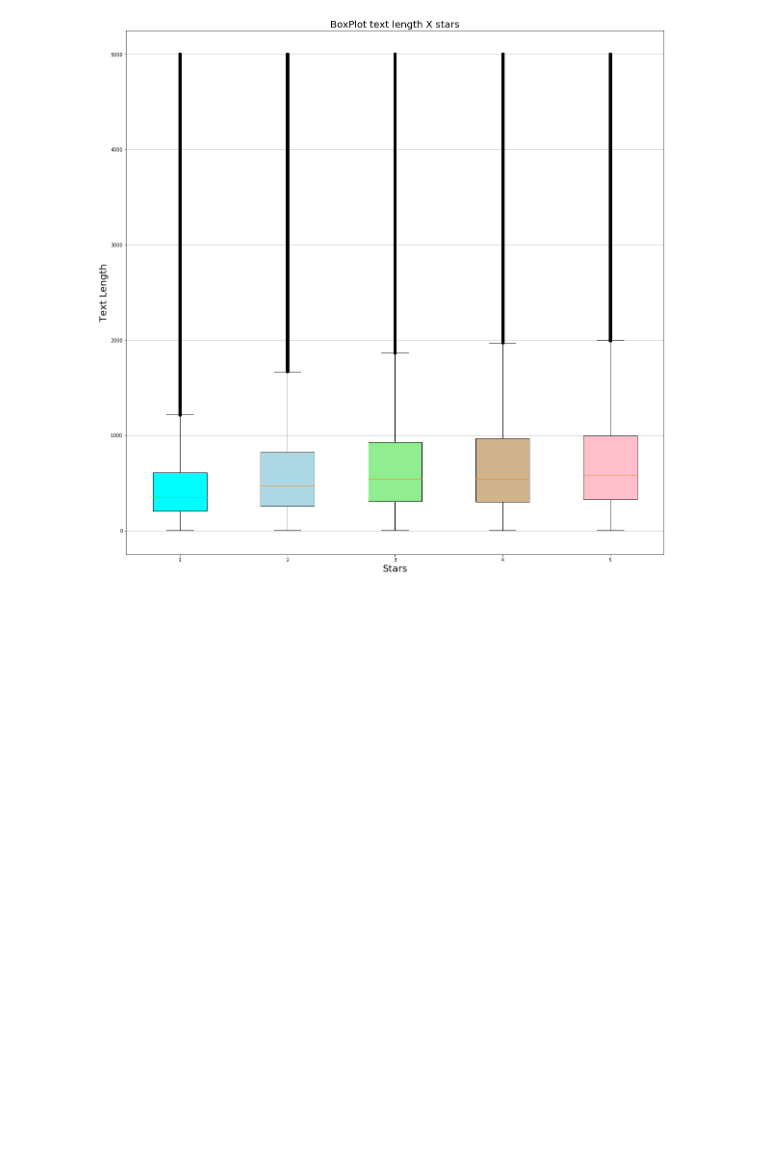
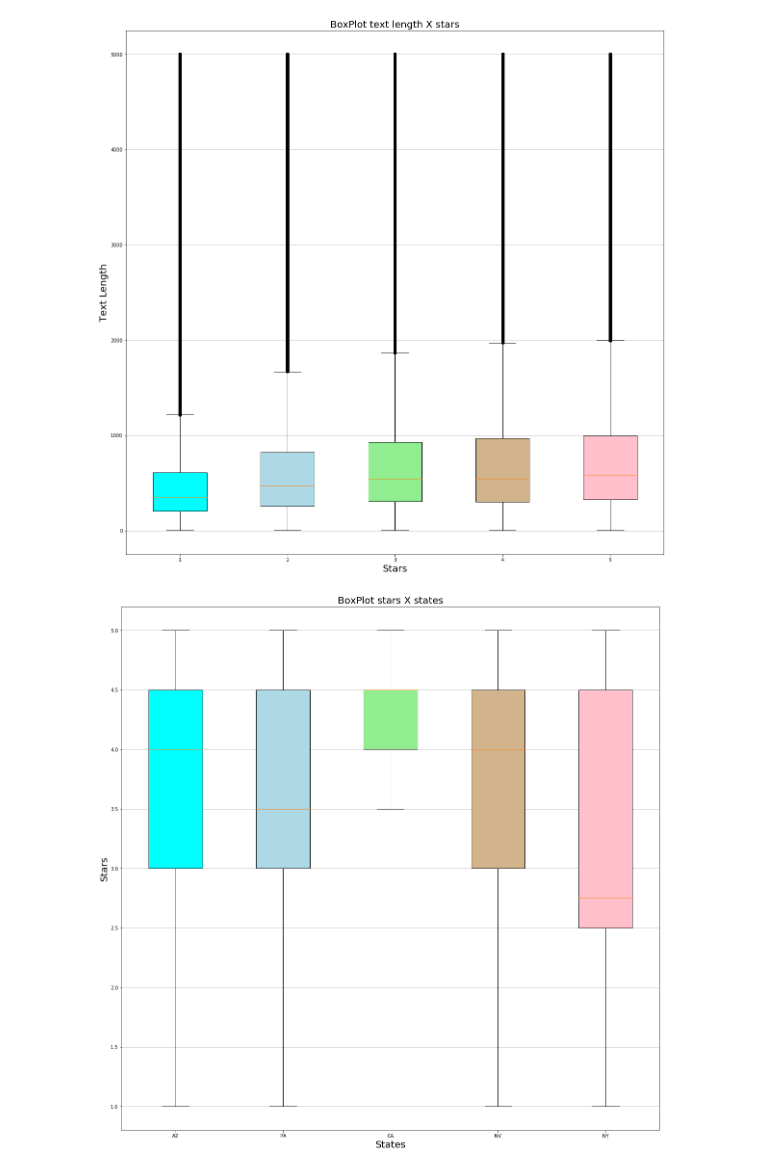
Before and after one commit to weihuacern/YelpDatasetChallenge, a Jupyter notebook: NoteBooks/BasicFeatureExplore.ipynb, the cells around one changed output. Cells and saved outputs as stored; diff of their text form; code cells hidden in the pictures; blank space fills up the shorter version.

```diff
--- a/NoteBooks/BasicFeatureExplore.ipynb
+++ b/NoteBooks/BasicFeatureExplore.ipynb
@@ -157,3 +157,36 @@ plt.ylabel('Text Length', fontsize=20)
 plt.show()
 # %% [output]
 [figure]
+# %%
+#print(len(df_business['city'].unique()))
+#print(len(df_business['postal_code'].unique()))
+#print(df_business['name'])
+#print(len(df_business['state'].unique()))
+#print(df_business['state'].unique())
+
+state_list = ['AZ', 'PA', 'CA', 'NV', 'NY']
+my_plot = []
+#print(df_review['stars'].nunique())
+for s in state_list:
+    if str(s) != 'nan':
+    #if( not np.isnan(s) ):
+        #print(df_business[df_business['state']==s]['stars'].values)
+        my_plot.append(df_business[df_business['state']==s]['stars'].values)
+
+#print(len(my_plot))
+fig, axes = plt.subplots(figsize=(20, 20))
+bp = axes.boxplot(my_plot, vert=True, patch_artist=True, labels=range(1,6))
+
+colors = ['cyan', 'lightblue', 'lightgreen', 'tan', 'pink']
+for patch, color in zip(bp['boxes'], colors):
+    patch.set_facecolor(color)
+
+axes.yaxis.grid(True)
+
+plt.title('BoxPlot stars X states', fontsize=20)
+plt.xticks([1, 2, 3, 4, 5], state_list)
+plt.xlabel('States', fontsize=20)
+plt.ylabel('Stars', fontsize=20)
+plt.show()
+# %% [output]
+[figure, added]
```
Also changed, not shown: parts of 2 cells of this notebook.
